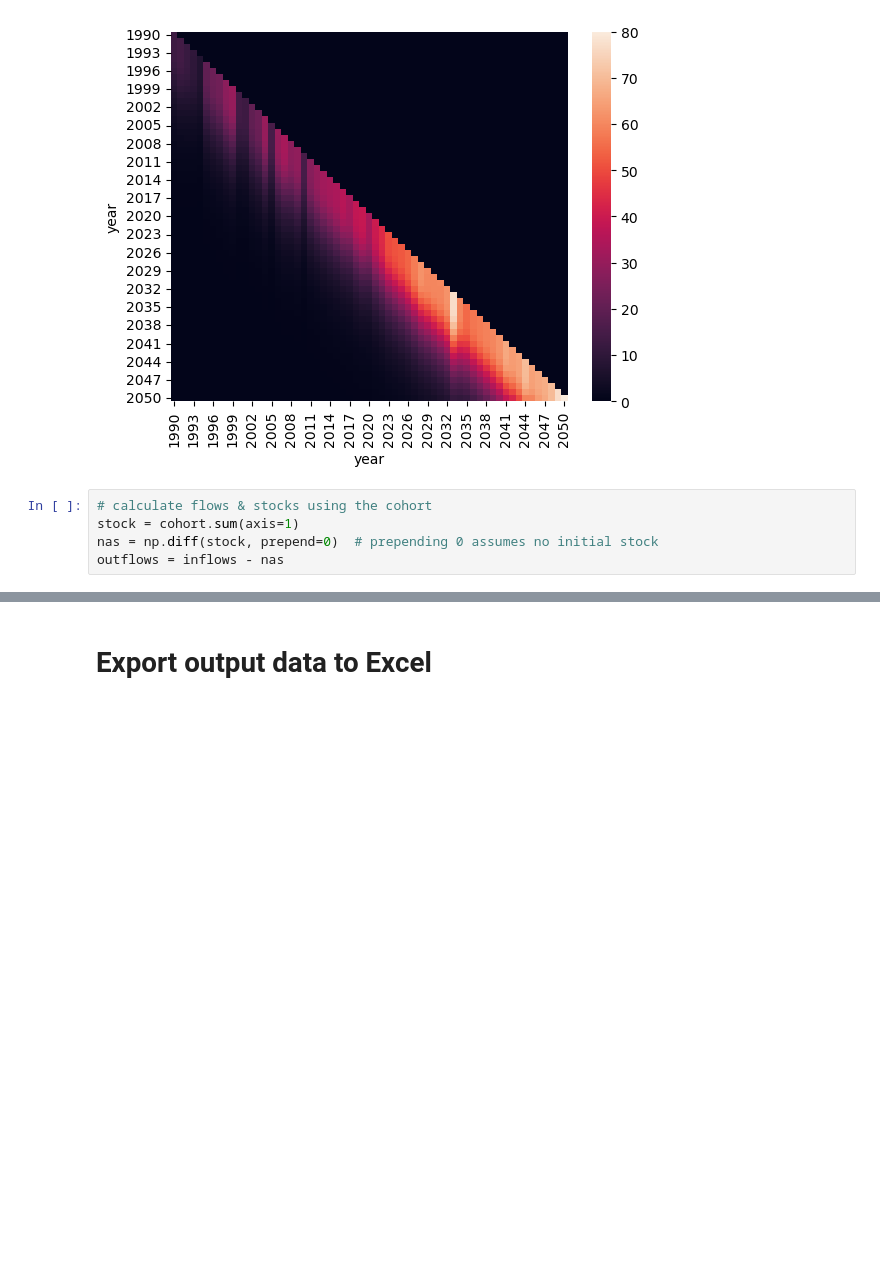
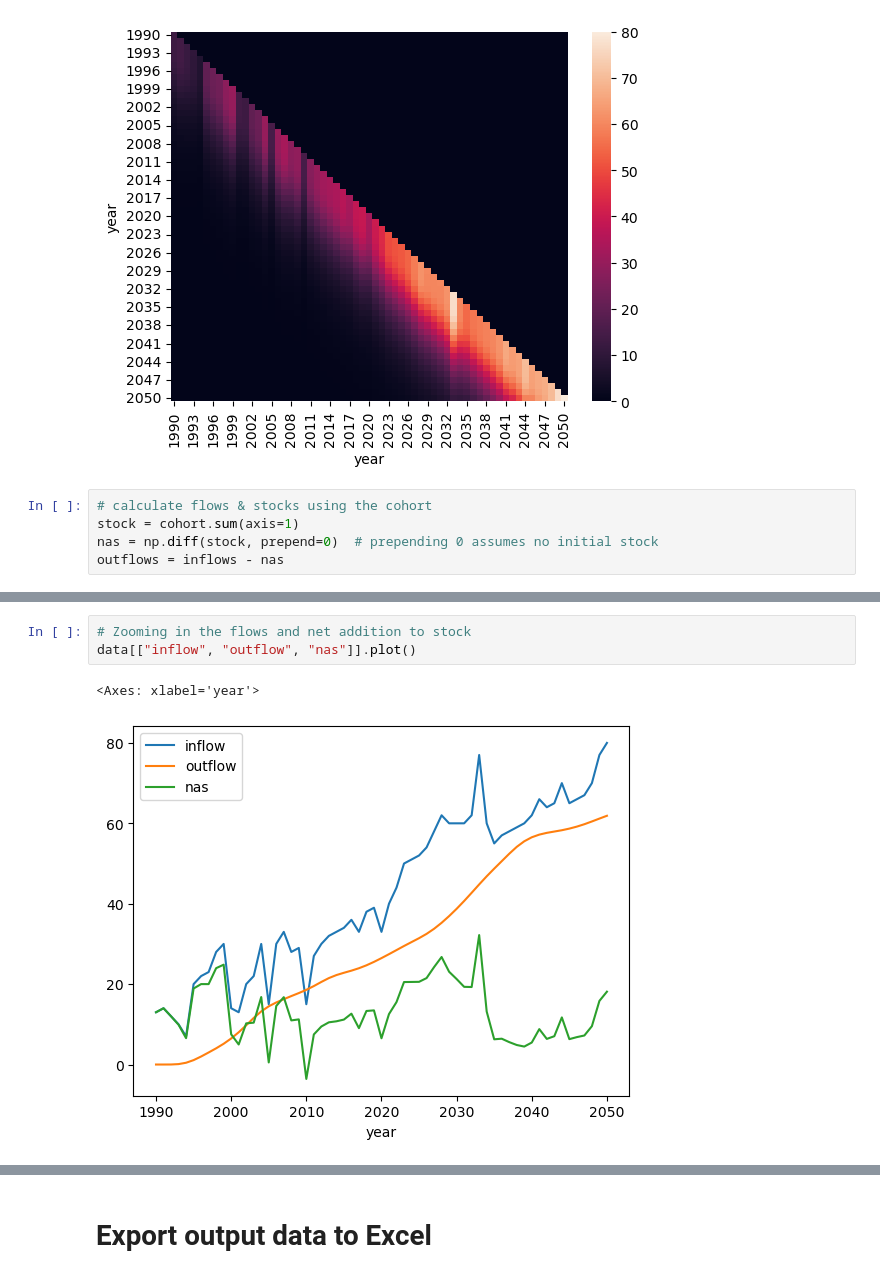
Before and after one commit to adrien-perello/MFA, a Jupyter notebook: 02_stock_driven_and_surv_curves/tutorial_and_homework/notebooks/week_2_tutorial_flow_driven.ipynb, the cells around one changed output, grey strips where cells are left out. Drawn from its saved outputs; the diff is of its cells as text; blank space fills up the shorter version.

```diff
--- a/02_stock_driven_and_surv_curves/tutorial_and_homework/notebooks/week_2_tutorial_flow_driven.ipynb
+++ b/02_stock_driven_and_surv_curves/tutorial_and_homework/notebooks/week_2_tutorial_flow_driven.ipynb
@@ -255,0 +285,6 @@ outflows = inflows - nas
+# %%
+# Zooming in the flows and net addition to stock
+data[["inflow", "outflow", "nas"]].plot()
+# %% [output]
+<Axes: xlabel='year'>
+[figure, added]
```
Also changed, not shown: parts of 9 cells of this notebook, 1 other file.
